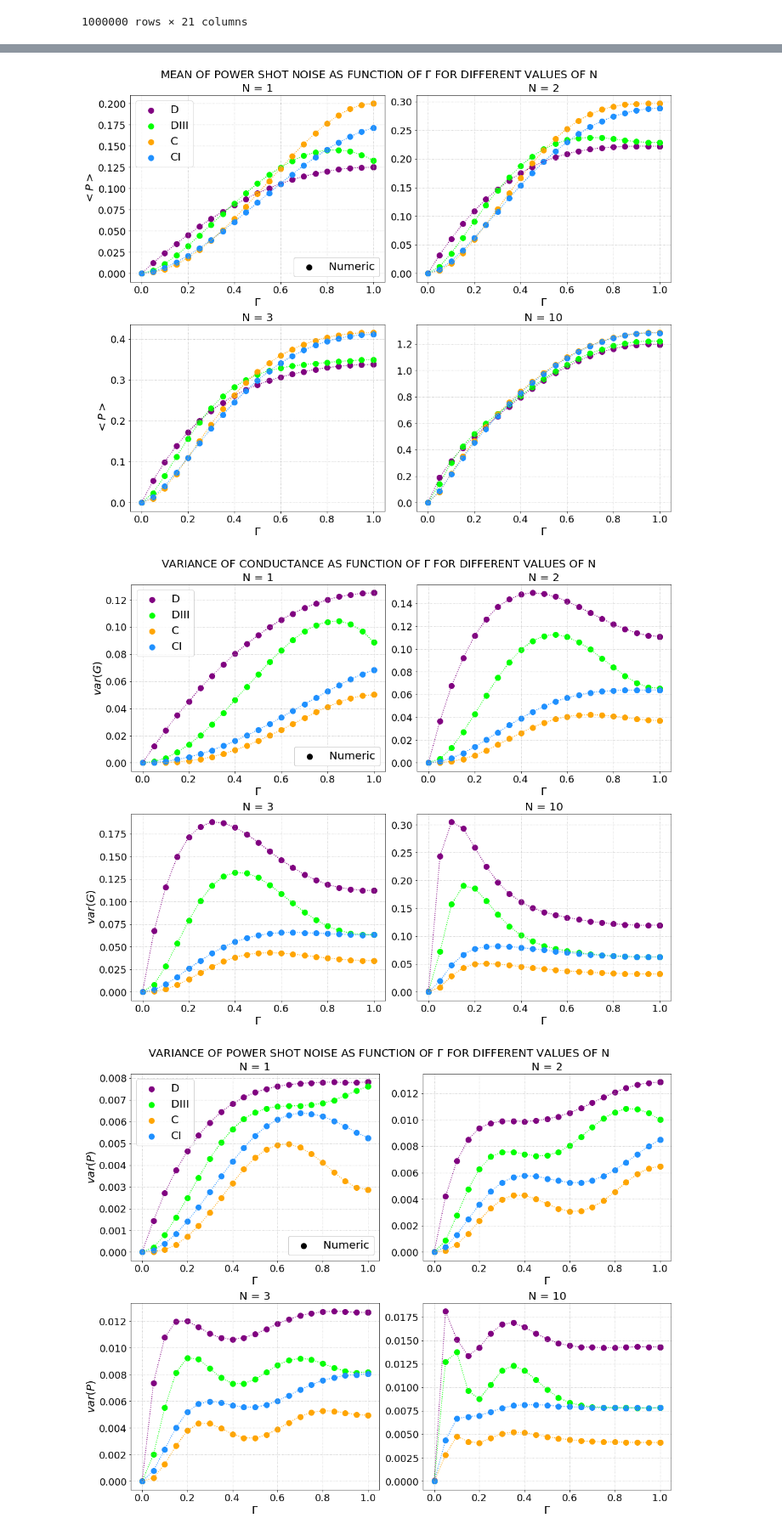
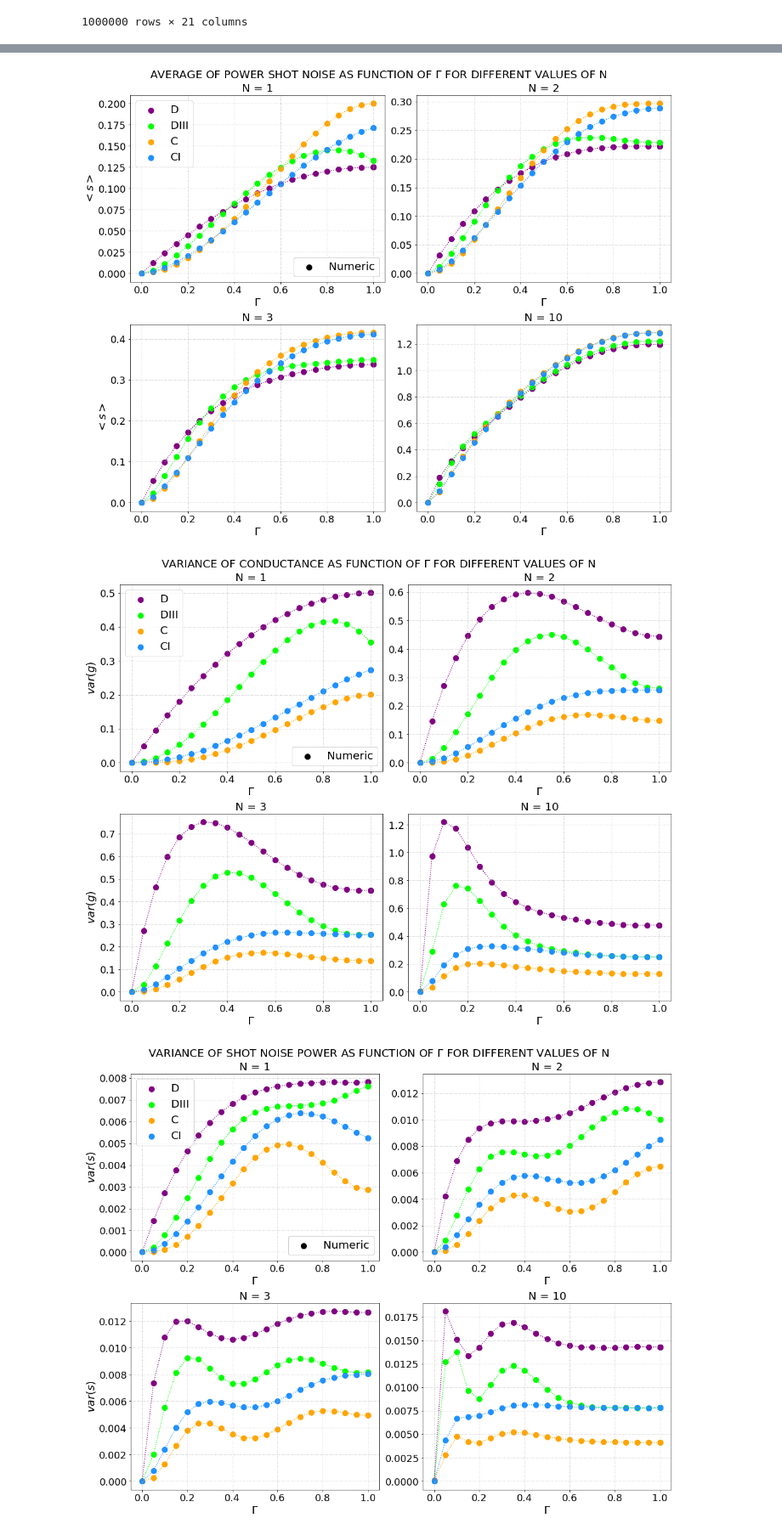
Before and after one commit to Rafffaelb/Andreev_Billiard, a Jupyter notebook: Altland-Zirnbauer/Data_Analysis/Andreev_Conductance_ShotNoise.ipynb, the cells around one changed output, grey strips where cells are left out. Shown at 85% size. Drawn from its saved outputs; the diff is of its cells as text; code cells hidden in the pictures.

```diff
--- a/Altland-Zirnbauer/Data_Analysis/Andreev_Conductance_ShotNoise.ipynb
+++ b/Altland-Zirnbauer/Data_Analysis/Andreev_Conductance_ShotNoise.ipynb
@@ -523,7 +565,7 @@ for i in range(0,2):
 
         if (i == 0) and (j == 0):
             axs[0,0].set_title('MEAN OF CONDUCTANCE', fontsize = 20)
-            axs[0,0].set_ylabel(r'$<G>$', fontsize = 20)
+            axs[0,0].set_ylabel(r'$<g>$', fontsize = 20)
 
             variable_D = meanG_D; variable_DIII = meanG_DIII; variable_C = meanG_C; variable_CI = meanG_CI
 
@@ -531,22 +573,22 @@ for i in range(0,2):
             if (i == 1) and (j == 0):
 
                 axs[1,0].set_title('VARIANCE OF CONDUCTANCE', fontsize = 20)
-                axs[1,0].set_ylabel(r'$var(G)$', fontsize = 20)
+                axs[1,0].set_ylabel(r'$var(g)$', fontsize = 20)
 
-                variable_D = varG_D; variable_DIII = varG_DIII; variable_C = varG_C; variable_CI = varG_CI
+                variable_D = 4*varG_D; variable_DIII = 4*varG_DIII; variable_C = 4*varG_C; variable_CI = 4*varG_CI
 
             else:
                 if (i == 0) and (j == 1):
 
-                    axs[0,1].set_title('MEAN OF POWER SHOT NOISE', fontsize = 20)
-                    axs[0,1].set_ylabel(r'$<P>$', fontsize = 20)
+                    axs[0,1].set_title('AVERAGE OF SHOT NOISE POWER', fontsize = 20)
+                    axs[0,1].set_ylabel(r'$<s>$', fontsize = 20)
 
                     variable_D = meanP_D; variable_DIII = meanP_DIII; variable_C = meanP_C; variable_CI = meanP_CI
 
                 else:
                     if (i == 1) and (j == 1):
-                        axs[1,1].set_title('VARIANCE OF POWER SHOT NOISE', fontsize = 20)
-                        axs[1,1].set_ylabel(r'$var(P)$', fontsize = 20)
+                        axs[1,1].set_title('VARIANCE OF SHOT NOISE POWER', fontsize = 20)
+                        axs[1,1].set_ylabel(r'$var(s)$', fontsize = 20)
                         #axs[1,1].set_ylim([0,0.018])
 
                         variable_D = varP_D; variable_DIII = varP_DIII; variable_C = varP_C; variable_CI = varP_CI
@@ -748,7 +793,7 @@ meanG_CI_10 = np.mean(G_CI_Gamma_N10, axis = 0)
 # %%
 fig, axs = plt.subplots(2,2, figsize = (15,12), constrained_layout = True)
 
-fig.suptitle(r'MEAN OF CONDUCTANCE AS FUNCTION OF $\Gamma$ FOR DIFFERENT VALUES OF N', fontsize = 20)
+fig.suptitle(r'AVERAGE OF CONDUCTANCE AS FUNCTION OF $\Gamma$ FOR DIFFERENT VALUES OF N', fontsize = 20)
 
 N = 1
 
@@ -757,7 +802,7 @@ for i in range(0,2):
 
         if (i == 0) and (j == 0):
             axs[0,0].set_title('N = 1', fontsize = 20)
-            axs[0,0].set_ylabel(r'$<G>$', fontsize = 20)
+            axs[0,0].set_ylabel(r'$<g>$', fontsize = 20)
 
             variable_D = meanG_D_1; variable_DIII = meanG_DIII_1; variable_C = meanG_C_1; variable_CI = meanG_CI_1
 
@@ -765,7 +810,7 @@ for i in range(0,2):
             if (i == 1) and (j == 0):
 
                 axs[1,0].set_title('N = 3', fontsize = 20)
-                axs[1,0].set_ylabel(r'$<G>$', fontsize = 20)
+                axs[1,0].set_ylabel(r'$<g>$', fontsize = 20)
 
                 variable_D = meanG_D_3; variable_DIII = meanG_DIII_3; variable_C = meanG_C_3; variable_CI = meanG_CI_3
 
@@ -874,7 +919,7 @@ meanP_CI_10 = np.mean(P_CI_Gamma_N10, axis = 0)
 # %%
 fig, axs = plt.subplots(2,2, figsize = (15,12), constrained_layout = True)
 
-fig.suptitle(r'MEAN OF POWER SHOT NOISE AS FUNCTION OF $\Gamma$ FOR DIFFERENT VALUES OF N', fontsize = 20)
+fig.suptitle(r'AVERAGE OF POWER SHOT NOISE AS FUNCTION OF $\Gamma$ FOR DIFFERENT VALUES OF N', fontsize = 20)
 
 N = 1
 
@@ -883,7 +928,7 @@ for i in range(0,2):
 
         if (i == 0) and (j == 0):
             axs[0,0].set_title('N = 1', fontsize = 20)
-            axs[0,0].set_ylabel(r'$<P>$', fontsize = 20)
+            axs[0,0].set_ylabel(r'$<s>$', fontsize = 20)
 
             variable_D = meanP_D_1; variable_DIII = meanP_DIII_1; variable_C = meanP_C_1; variable_CI = meanP_CI_1
 
@@ -891,7 +936,7 @@ for i in range(0,2):
             if (i == 1) and (j == 0):
 
                 axs[1,0].set_title('N = 3', fontsize = 20)
-                axs[1,0].set_ylabel(r'$<P>$', fontsize = 20)
+                axs[1,0].set_ylabel(r'$<s>$', fontsize = 20)
 
                 variable_D = meanP_D_3; variable_DIII = meanP_DIII_3; variable_C = meanP_C_3; variable_CI = meanP_CI_3
 
@@ -928,6 +973,10 @@ for i in range(0,2):
 
         axs[i,j].grid(linestyle=':')
 
+        #if (i == 1 and j == 1):
+        #    N = 10
+        #    Exact_plot, = axs[1,1].plot([i/20 for i in range(0,21)], [(N/8)*(i/20)*(2-(i/20)) for i in range(0,21)], label = 'Exact', color = 'black', linestyle = '-', linewidth = 2)
+
         first_legend = axs[0,0].legend([Numeric_scatter], ["Numeric"], loc = "lower right", fontsize = 20)
         axs[0,0].add_artist(first_legend)
         axs[0,0].legend([Class_D, Class_DIII, Class_C, Class_CI], [r'D', r'DIII',r'C',r'CI'], loc = "upper left", fontsize = 20)
@@ -936,7 +985,7 @@ for i in range(0,2):
         axs[i,j].tick_params(axis = 'both', which = 'major', labelsize = 18)
         N = N + 1
 # %% [output]
-[figure, old version]
+[figure, new version]
 # %%
 varG_D_1 = np.var(G_D_Gamma_N1, axis = 0)
 varG_DIII_1 = np.var(G_DIII_Gamma_N1, axis = 0)
@@ -969,60 +1018,60 @@ for i in range(0,2):
 
         if (i == 0) and (j == 0):
             axs[0,0].set_title('N = 1', fontsize = 20)
-            axs[0,0].set_ylabel(r'$var(G)$', fontsize = 20)
+            axs[0,0].set_ylabel(r'$var(g)$', fontsize = 20)
 
-            variable_D = varG_D_1; variable_DIII = varG_DIII_1; variable_C = varG_C_1; variable_CI = varG_CI_1
+            variable_D = 4*varG_D_1; variable_DIII = 4*varG_DIII_1; variable_C = 4*varG_C_1; variable_CI = 4*varG_CI_1
 
         else:
             if (i == 1) and (j == 0):
 
                 axs[1,0].set_title('N = 3', fontsize = 20)
-                axs[1,0].set_ylabel(r'$var(G)$', fontsize = 20)
+                axs[1,0].set_ylabel(r'$var(g)$', fontsize = 20)
 
-                variable_D = varG_D_3; variable_DIII = varG_DIII_3; variable_C = varG_C_3; variable_CI = varG_CI_3
+                variable_D = 4*varG_D_3; variable_DIII = 4*varG_DIII_3; variable_C = 4*varG_C_3; variable_CI = 4*varG_CI_3
 
             else:
                 if (i == 0) and (j == 1):
 
                     axs[0,1].set_title('N = 2', fontsize = 20)
 
-                    variable_D = varG_D_2; variable_DIII = varG_DIII_2; variable_C = varG_C_2; variable_CI = varG_CI_2
+                    variable_D = 4*varG_D_2; variable_DIII = 4*varG_DIII_2; variable_C = 4*varG_C_2; variable_CI = 4*varG_CI_2
 
                 else:
                     if (i == 1) and (j == 1):
                         axs[1,1].set_title('N = 10', fontsize = 20)
 
-                        variable_D = varG_D_10; variable_DIII = varG_DIII_10; variable_C = varG_C_10; variable_CI = varG_CI_10
+                        variable_D = 4*varG_D_10; variable_DIII = 4*varG_DIII_10; variable_C = 4*varG_C_10; variable_CI = 4*varG_CI_10
 
         for k in range(0,len(meanG_D_1)):
             axs[i,j].scatter((k)/20, variable_D[k], s = 100, color = 'purple', alpha = 1)
             axs[i,j].scatter((k)/20, variable_DIII[k], s = 100, color = 'lime', alpha = 1)
             axs[i,j].scatter((k)/20, variable_C[k], s = 100, color = 'orange', alpha = 1)
             axs[i,j].scatter((k)/20, variable_CI[k], s = 100, color = 'dodgerblue', alpha = 1)
 
             if k == (len(meanG_D_1)-1):
                 Numeric_scatter = axs[i,j].scatter((k)/20, variable_D[k], label = 'Numeric', s = 100, color = 'black', alpha = 1)
                 Class_D = axs[i,j].scatter((k)/20, variable_D[k], label = r'$D$', s = 100, color = 'purple', alpha = 1)
                 Class_DIII = axs[i,j].scatter((k)/20, variable_DIII[k], label = r'$DIII$', s = 100, color = 'lime', alpha = 1)
                 Class_C = axs[i,j].scatter((k)/20, variable_C[k], label = r'$C$', s = 100, color = 'orange', alpha = 1)
                 Class_CI = axs[i,j].scatter((k)/20, variable_CI[k], label = r'$CI$', s = 100, color = 'dodgerblue', alpha = 1)
 
         axs[i,j].plot([i/20 for i in range(0,21)], variable_D, color = 'purple', linestyle = ':')
         axs[i,j].plot([i/20 for i in range(0,21)], variable_DIII, color = 'lime', linestyle = ':')
         axs[i,j].plot([i/20 for i in range(0,21)], variable_C, color = 'orange', linestyle = ':')
         axs[i,j].plot([i/20 for i in range(0,21)], variable_CI, color = 'dodgerblue', linestyle = ':')
 
         axs[i,j].grid(linestyle=':')
 
         first_legend = axs[0,0].legend([Numeric_scatter], ["Numeric"], loc = "lower right", fontsize = 20)
         axs[0,0].add_artist(first_legend)
         axs[0,0].legend([Class_D, Class_DIII, Class_C, Class_CI], [r'D', r'DIII',r'C',r'CI'], loc = "upper left", fontsize = 20)
 
         axs[i,j].set_xlabel(r'$\Gamma$', fontsize = 20)
         axs[i,j].tick_params(axis = 'both', which = 'major', labelsize = 18)
         N = N + 1
 # %% [output]
-[figure, old version]
+[figure, new version]
 # %%
 varP_D_1 = np.var(P_D_Gamma_N1, axis = 0)
 varP_DIII_1 = np.var(P_DIII_Gamma_N1, axis = 0)
```
Also changed, not shown: parts of 14 cells of this notebook, 5 other files.
